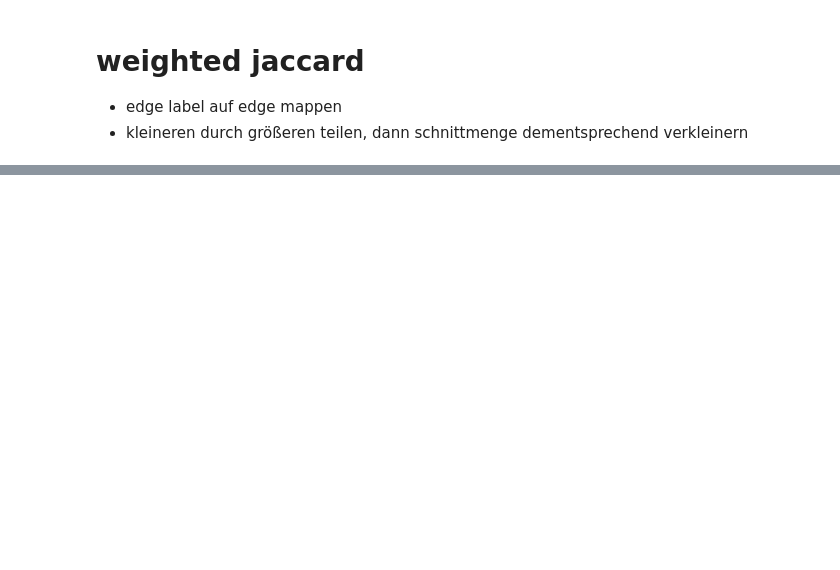
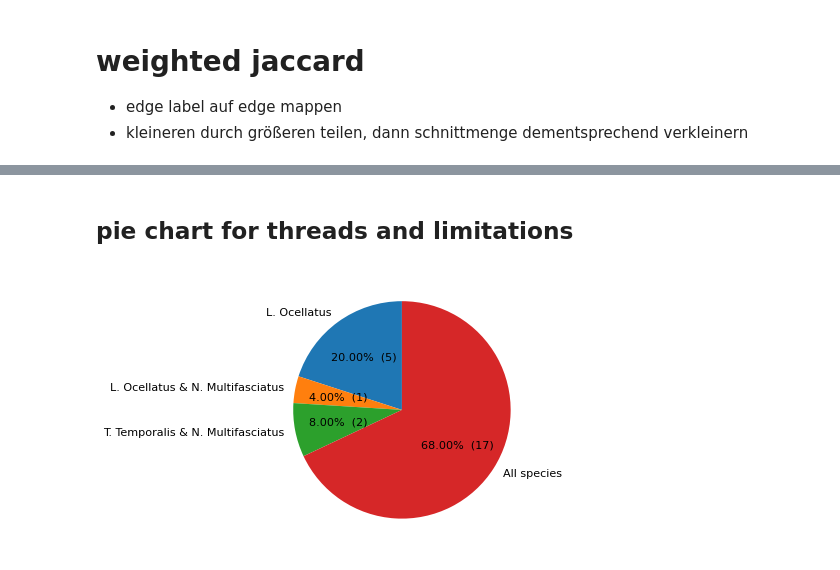
Before and after one commit to nicolkraus/AnalyzeBehavior, a Jupyter notebook: Investigating network similarity.ipynb, the cells around one changed output, grey strips where cells are left out. Cells and saved outputs as stored; diff of their text form; code cells hidden in the pictures; blank space fills up the shorter version.

```diff
--- a/Investigating network similarity.ipynb
+++ b/Investigating network similarity.ipynb
@@ -601,0 +614,26 @@ df
+# %% [markdown]
+## pie chart for threads and limitations
+# %%
+import matplotlib.pyplot as plt
+
+# make the pie circular by setting the aspect ratio to 1
+plt.figure(figsize=(10, 5))
+nur_o = 5
+om = 1
+mt = 2
+rest = 17
+values = [nur_o, om, mt, rest]
+labels = ["L. Ocellatus","L. Ocellatus & N. Multifasciatus", "T. Temporalis & N. Multifasciatus", "All species" ]
+
+def make_autopct(values):
+    def my_autopct(pct):
+        total = sum(values)
+        val = int(round(pct*total/100.0))
+        return '{p:.2f}%  ({v:d})'.format(p=pct,v=val)
+    return my_autopct
+
+plt.pie(values, labels=labels, autopct=make_autopct(values), startangle=90, textprops = dict(size=11.2))
+
+plt.show()
+# %% [output]
+[figure, added]
```
Also changed, not shown: parts of 15 cells of this notebook.
